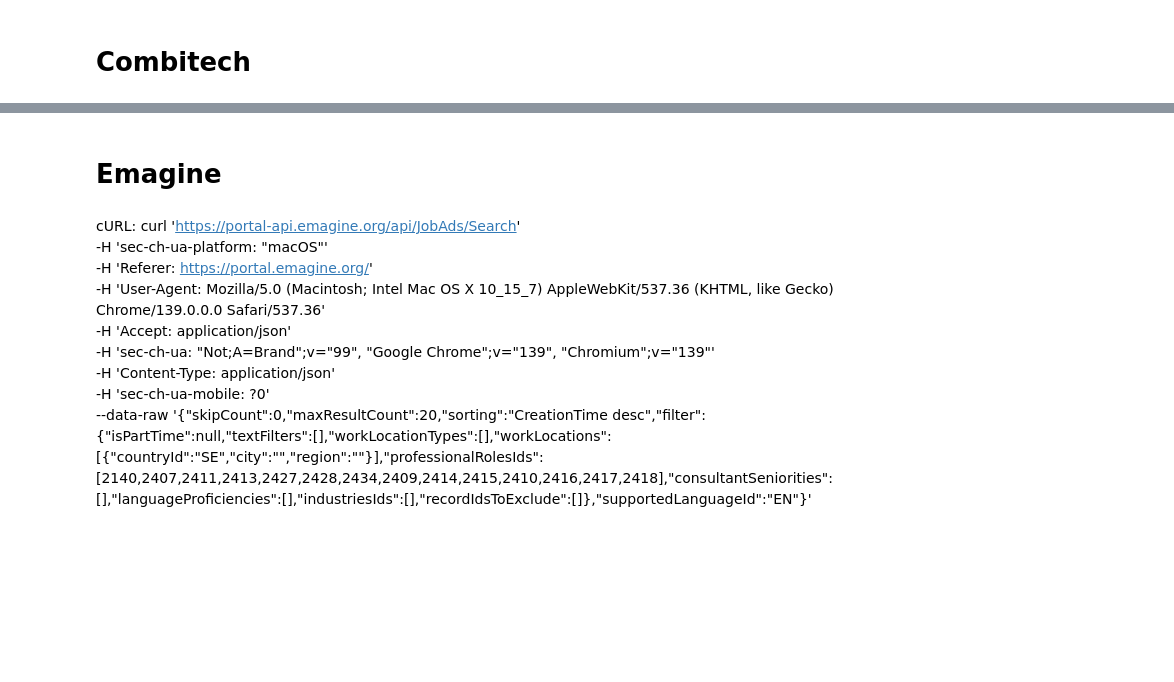
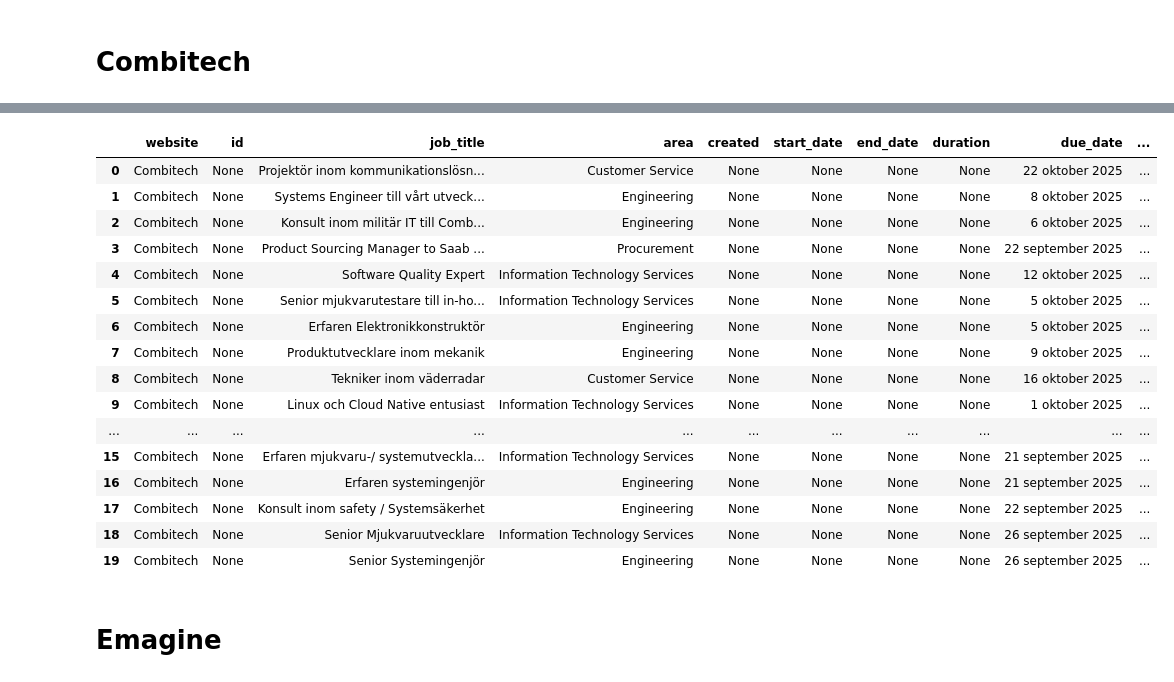
Before and after one commit to mimmitheresia/data_science-repo, a Jupyter notebook: training/notebooks/jobscreaping.ipynb, the cells around one changed output, grey strips where cells are left out. Drawn from its saved outputs; the diff is of its cells as text; code cells hidden in the pictures; blank space fills up the shorter version.

```diff
--- a/training/notebooks/jobscreaping.ipynb
+++ b/training/notebooks/jobscreaping.ipynb
@@ -338,16 +347,55 @@ data
+# %%
+job_data = pd.DataFrame(columns=['website', 'id', 'job_title', 'area', 'created', 'start_date', 'end_date', 'duration', 'due_date', 'work_location', 'work_type', 'link'])
+job_data_combitech = job_data
+
+for job_post in job_posts:
+
+    # job_title
+    tag_title = job_post.select_one("#job-title")
+    job_title = tag_title.get_text(strip=True) if tag_title else ""
+
+    # Job area
+    tag_area = job_post.select_one("#job-type")
+    area = tag_area.get("data-value", "").strip() if tag_area else ""
+
+    # Deadline (plocka text och ta bort prefix)
+    tag_due_date = job_post.select_one("h5.font-normal")
+    due_date = ""
+    if tag_due_date:
+        txt = tag_due_date.get_text(strip=True)
+        if "Sista ansökningsdag:" in txt:
+            due_date = txt.replace("Sista ansökningsdag:", "").strip()
+
+    # work_location
+    tag_location = job_post.select_one("#job-locations")
+    work_location = tag_location.get_text(strip=True) if tag_location else ""
+
+    # link
+    tag_link = job_post.select_one("a.cursor-pointer")
+    link = 'https://www.combitech.se' + tag_link.get("onclick", "").replace("location.href=", "").replace("'", "") if tag_link else ""
+
+    job_data_combitech.loc[len(job_data_combitech)] = ['Combitech', None, job_title, area, None, None, None, None, due_date, work_location, work_type, link]
+job_data_combitech
+# %% [output]
+|  | website | id | job_title | area | created | start_date | end_date | duration | due_date | ... |
+| 0 | Combitech | None | Projektör inom kommunikationslösn... | Customer Service | None | None | None | None | 22 oktober 2025 | ... |
+| 1 | Combitech | None | Systems Engineer till vårt utveck... | Engineering | None | None | None | None | 8 oktober 2025 | ... |
+| 2 | Combitech | None | Konsult inom militär IT till Comb... | Engineering | None | None | None | None | 6 oktober 2025 | ... |
+| 3 | Combitech | None | Product Sourcing Manager to Saab ... | Procurement | None | None | None | None | 22 september 2025 | ... |
+| 4 | Combitech | None | Software Quality Expert | Information Technology Services | None | None | None | None | 12 oktober 2025 | ... |
+| 5 | Combitech | None | Senior mjukvarutestare till in-ho... | Information Technology Services | None | None | None | None | 5 oktober 2025 | ... |
+| 6 | Combitech | None | Erfaren Elektronikkonstruktör | Engineering | None | None | None | None | 5 oktober 2025 | ... |
+| 7 | Combitech | None | Produktutvecklare inom mekanik | Engineering | None | None | None | None | 9 oktober 2025 | ... |
+| 8 | Combitech | None | Tekniker inom väderradar | Customer Service | None | None | None | None | 16 oktober 2025 | ... |
+| 9 | Combitech | None | Linux och Cloud Native entusiast | Information Technology Services | None | None | None | None | 1 oktober 2025 | ... |
+| ... | ... | ... | ... | ... | ... | ... | ... | ... | ... | ... |
+| 15 | Combitech | None | Erfaren mjukvaru-/ systemutveckla... | Information Technology Services | None | None | None | None | 21 september 2025 | ... |
+| 16 | Combitech | None | Erfaren systemingenjör | Engineering | None | None | None | None | 21 september 2025 | ... |
+| 17 | Combitech | None | Konsult inom safety / Systemsäkerhet | Engineering | None | None | None | None | 22 september 2025 | ... |
+| 18 | Combitech | None | Senior Mjukvaruutvecklare | Information Technology Services | None | None | None | None | 26 september 2025 | ... |
+| 19 | Combitech | None | Senior Systemingenjör | Engineering | None | None | None | None | 26 september 2025 | ... |
 # %% [markdown]
 # Emagine
-# %% [markdown]
-cURL:
-curl 'https://portal-api.emagine.org/api/JobAds/Search' \
-  -H 'sec-ch-ua-platform: "macOS"' \
-  -H 'Referer: https://portal.emagine.org/' \
-  -H 'User-Agent: Mozilla/5.0 (Macintosh; Intel Mac OS X 10_15_7) AppleWebKit/537.36 (KHTML, like Gecko) Chrome/139.0.0.0 Safari/537.36' \
-  -H 'Accept: application/json' \
-  -H 'sec-ch-ua: "Not;A=Brand";v="99", "Google Chrome";v="139", "Chromium";v="139"' \
-  -H 'Content-Type: application/json' \
-  -H 'sec-ch-ua-mobile: ?0' \
-  --data-raw '{"skipCount":0,"maxResultCount":20,"sorting":"CreationTime desc","filter":{"isPartTime":null,"textFilters":[],"workLocationTypes":[],"workLocations":[{"countryId":"SE","city":"","region":""}],"professionalRolesIds":[2140,2407,2411,2413,2427,2428,2434,2409,2414,2415,2410,2416,2417,2418],"consultantSeniorities":[],"languageProficiencies":[],"industriesIds":[],"recordIdsToExclude":[]},"supportedLanguageId":"EN"}'
 # %%
 import requests
 import pandas as pd
```
Also changed, not shown: parts of 31 cells of this notebook.
